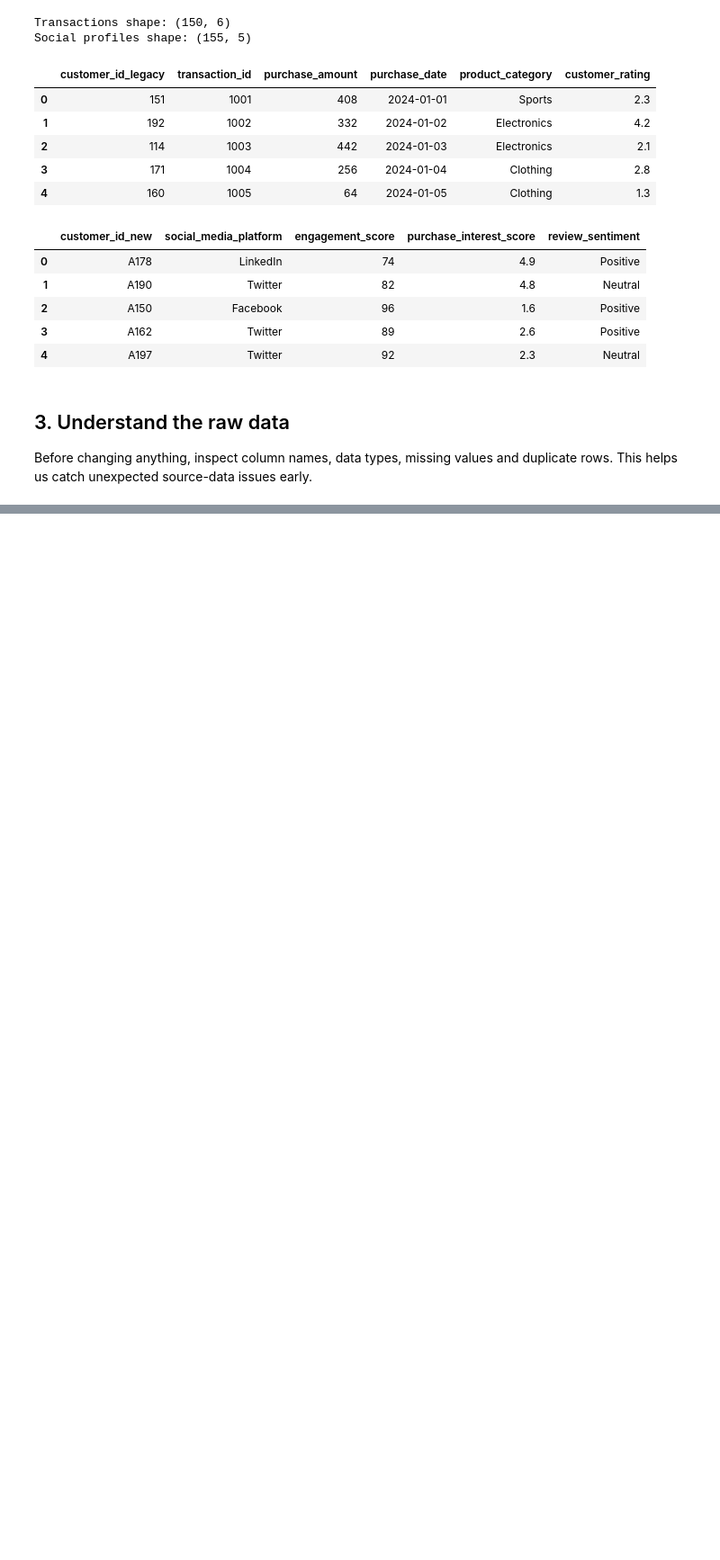
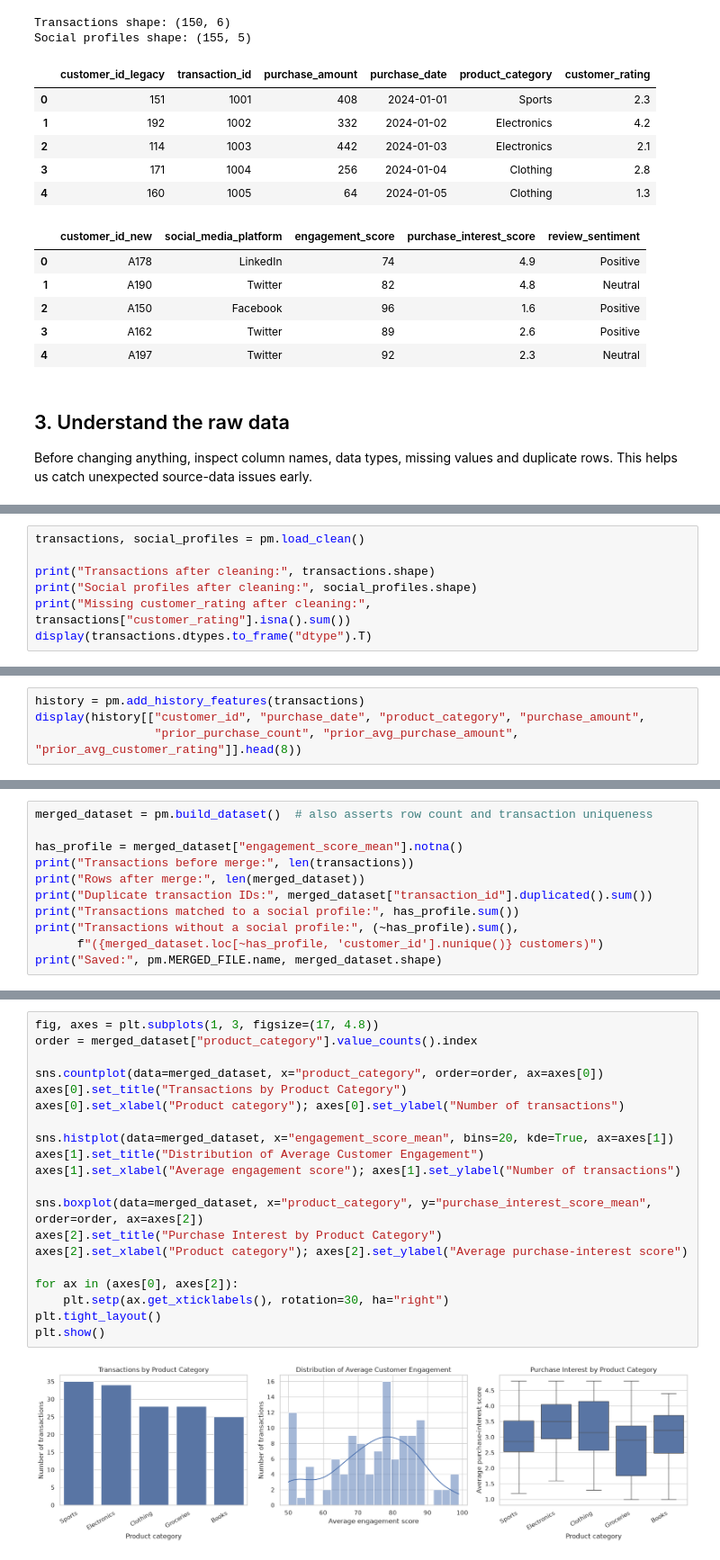
Before and after one commit to Fadhili-N/formative2-multimodal-preprocessing, a Jupyter notebook: armstrong_product_model/Armstrong_product_model_notebook.ipynb, the cells around one changed output, grey strips where cells are left out. Shown at 90% size. Cells and saved outputs as stored; diff of their text form; blank space fills up the shorter version.

```diff
--- a/armstrong_product_model/Armstrong_product_model_notebook.ipynb
+++ b/armstrong_product_model/Armstrong_product_model_notebook.ipynb
@@ -957,0 +128,7 @@ Matches original prediction: True
+# %%
+transactions, social_profiles = pm.load_clean()
+
+print("Transactions after cleaning:", transactions.shape)
+print("Social profiles after cleaning:", social_profiles.shape)
+print("Missing customer_rating after cleaning:", transactions["customer_rating"].isna().sum())
+display(transactions.dtypes.to_frame("dtype").T)
@@ -957,0 +191,4 @@ Matches original prediction: True
+# %%
+history = pm.add_history_features(transactions)
+display(history[["customer_id", "purchase_date", "product_category", "purchase_amount",
+                 "prior_purchase_count", "prior_avg_purchase_amount", "prior_avg_customer_rating"]].head(8))
@@ -957,0 +211,11 @@ Matches original prediction: True
+# %%
+merged_dataset = pm.build_dataset()  # also asserts row count and transaction uniqueness
+
+has_profile = merged_dataset["engagement_score_mean"].notna()
+print("Transactions before merge:", len(transactions))
+print("Rows after merge:", len(merged_dataset))
+print("Duplicate transaction IDs:", merged_dataset["transaction_id"].duplicated().sum())
+print("Transactions matched to a social profile:", has_profile.sum())
+print("Transactions without a social profile:", (~has_profile).sum(),
+      f"({merged_dataset.loc[~has_profile, 'customer_id'].nunique()} customers)")
+print("Saved:", pm.MERGED_FILE.name, merged_dataset.shape)
@@ -957,0 +258,22 @@ Matches original prediction: True
+# %%
+fig, axes = plt.subplots(1, 3, figsize=(17, 4.8))
+order = merged_dataset["product_category"].value_counts().index
+
+sns.countplot(data=merged_dataset, x="product_category", order=order, ax=axes[0])
+axes[0].set_title("Transactions by Product Category")
+axes[0].set_xlabel("Product category"); axes[0].set_ylabel("Number of transactions")
+
+sns.histplot(data=merged_dataset, x="engagement_score_mean", bins=20, kde=True, ax=axes[1])
+axes[1].set_title("Distribution of Average Customer Engagement")
+axes[1].set_xlabel("Average engagement score"); axes[1].set_ylabel("Number of transactions")
+
+sns.boxplot(data=merged_dataset, x="product_category", y="purchase_interest_score_mean", order=order, ax=axes[2])
+axes[2].set_title("Purchase Interest by Product Category")
+axes[2].set_xlabel("Product category"); axes[2].set_ylabel("Average purchase-interest score")
+
+for ax in (axes[0], axes[2]):
+    plt.setp(ax.get_xticklabels(), rotation=30, ha="right")
+plt.tight_layout()
+plt.show()
+# %% [output]
+[figure, added]
```
Also changed, not shown: parts of 82 cells of this notebook, 1 other file.
